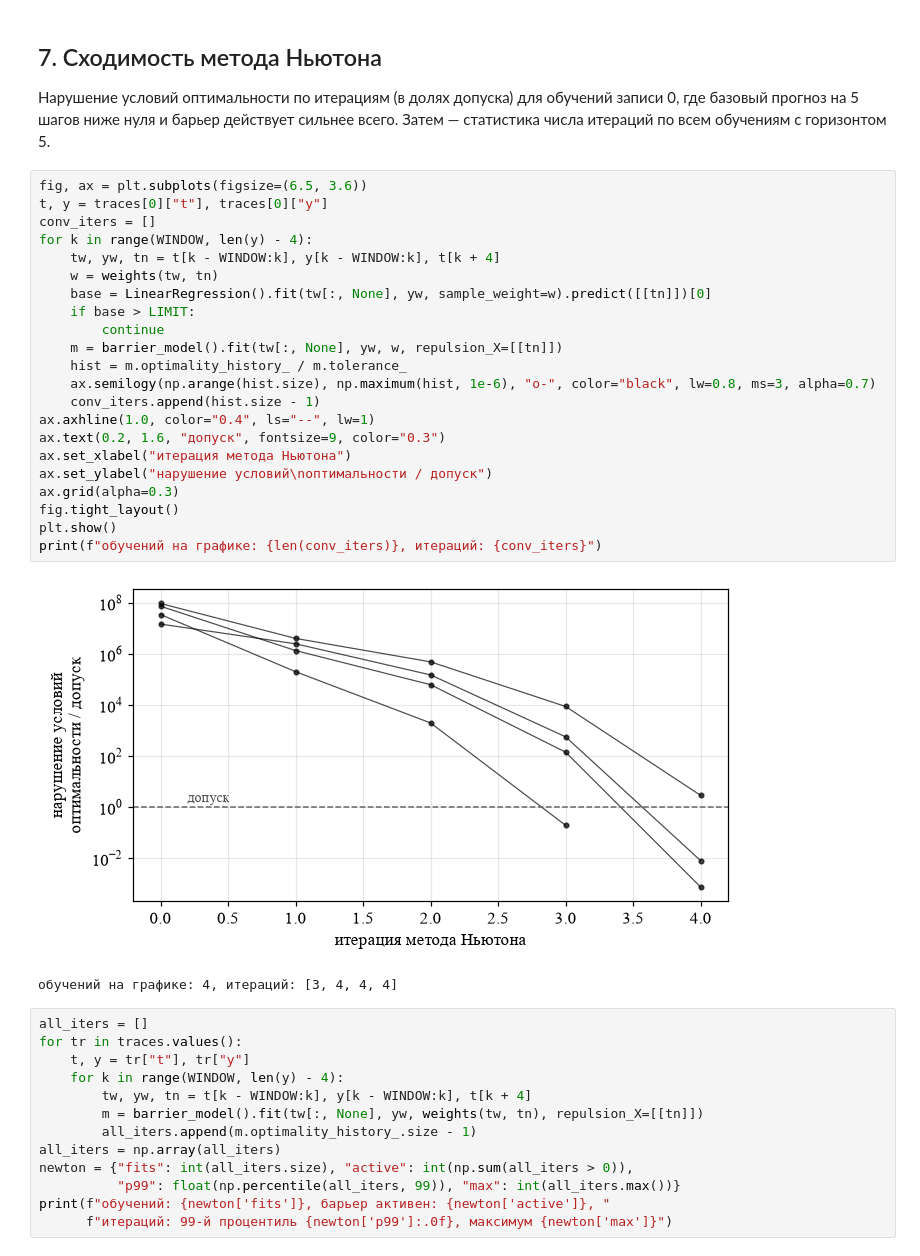
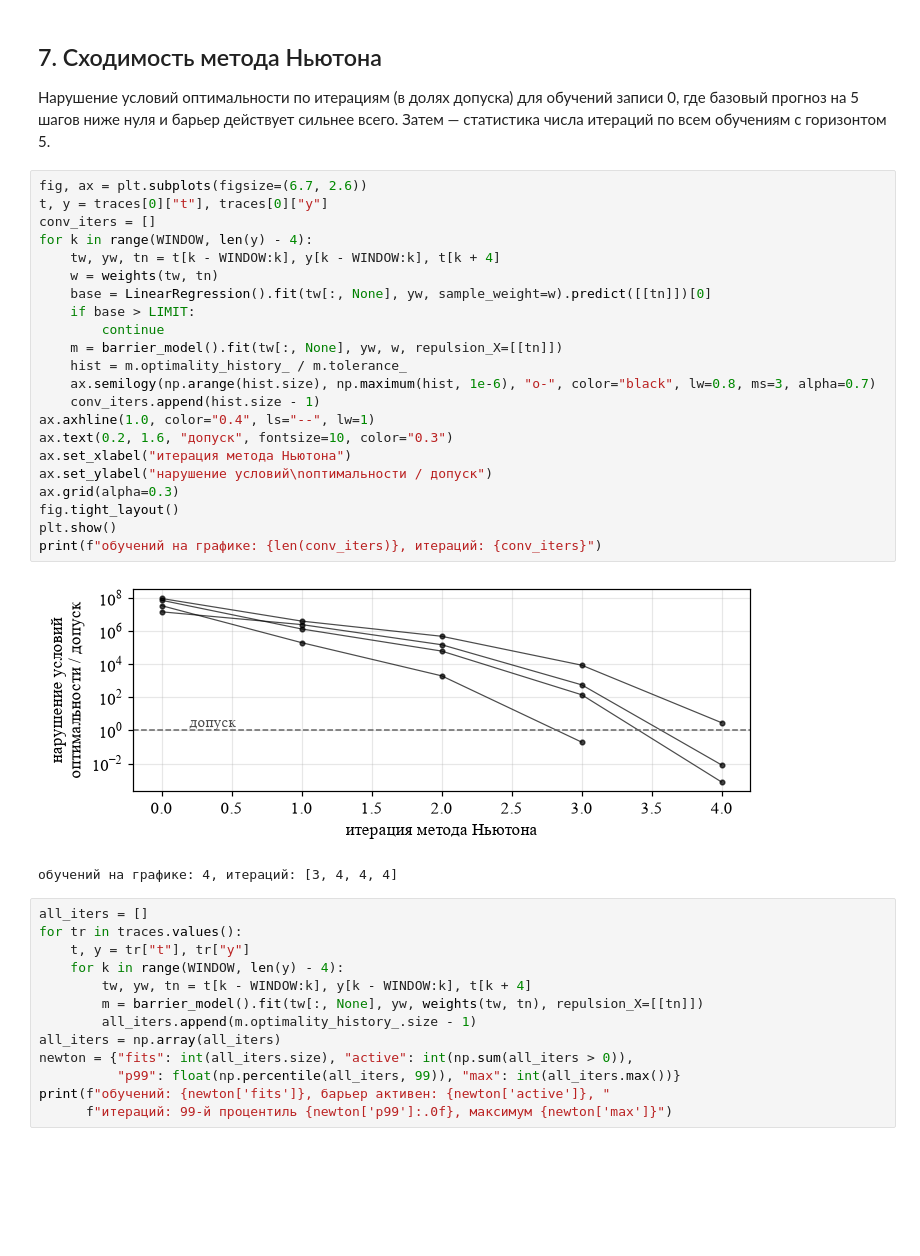
Before and after one commit to 89605502155/trosna-linear-regression-article-reproduction, a Jupyter notebook: reproduce_article.ipynb, the cells around one changed output. Drawn from its saved outputs; the diff is of its cells as text; blank space fills up the shorter version.

```diff
--- a/reproduce_article.ipynb
+++ b/reproduce_article.ipynb
@@ -671,29 +672,29 @@ for width in (25.0, 50.0, 100.0, 200.0, 400.0):
 5 шагов ниже нуля и барьер действует сильнее всего. Затем — статистика числа итераций по всем обучениям с
 горизонтом 5.
 # %%
-fig, ax = plt.subplots(figsize=(6.5, 3.6))
+fig, ax = plt.subplots(figsize=(6.7, 2.6))
 t, y = traces[0]["t"], traces[0]["y"]
 conv_iters = []
 for k in range(WINDOW, len(y) - 4):
     tw, yw, tn = t[k - WINDOW:k], y[k - WINDOW:k], t[k + 4]
     w = weights(tw, tn)
     base = LinearRegression().fit(tw[:, None], yw, sample_weight=w).predict([[tn]])[0]
     if base > LIMIT:
         continue
     m = barrier_model().fit(tw[:, None], yw, w, repulsion_X=[[tn]])
     hist = m.optimality_history_ / m.tolerance_
     ax.semilogy(np.arange(hist.size), np.maximum(hist, 1e-6), "o-", color="black", lw=0.8, ms=3, alpha=0.7)
     conv_iters.append(hist.size - 1)
 ax.axhline(1.0, color="0.4", ls="--", lw=1)
-ax.text(0.2, 1.6, "допуск", fontsize=9, color="0.3")
+ax.text(0.2, 1.6, "допуск", fontsize=10, color="0.3")
 ax.set_xlabel("итерация метода Ньютона")
 ax.set_ylabel("нарушение условий\nоптимальности / допуск")
 ax.grid(alpha=0.3)
 fig.tight_layout()
 plt.show()
 print(f"обучений на графике: {len(conv_iters)}, итераций: {conv_iters}")
 # %% [output]
-[figure, old version]
+[figure, new version]
 обучений на графике: 4, итераций: [3, 4, 4, 4]
 # %%
 all_iters = []
```
Also changed, not shown: parts of 5 cells of this notebook.
